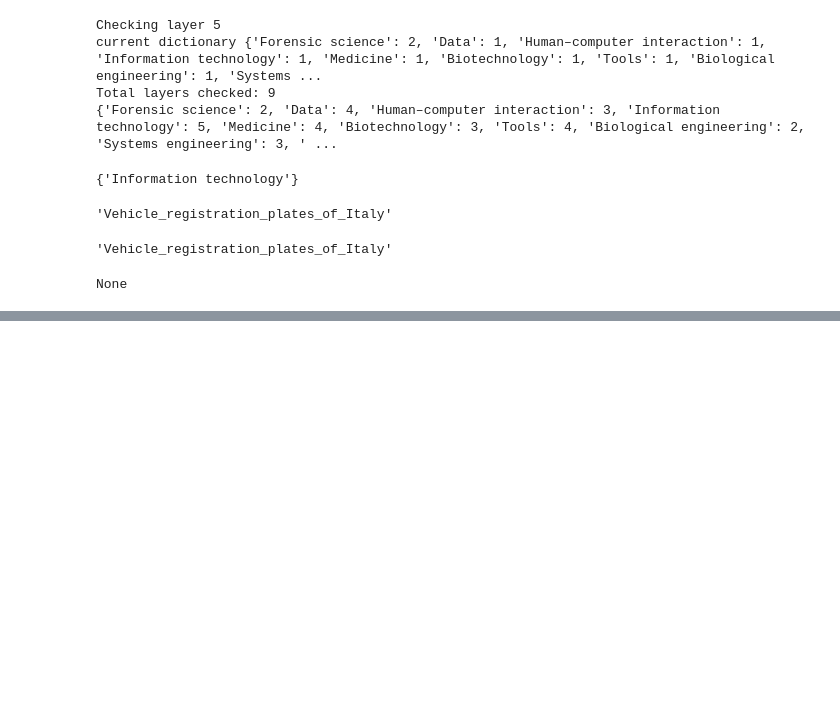
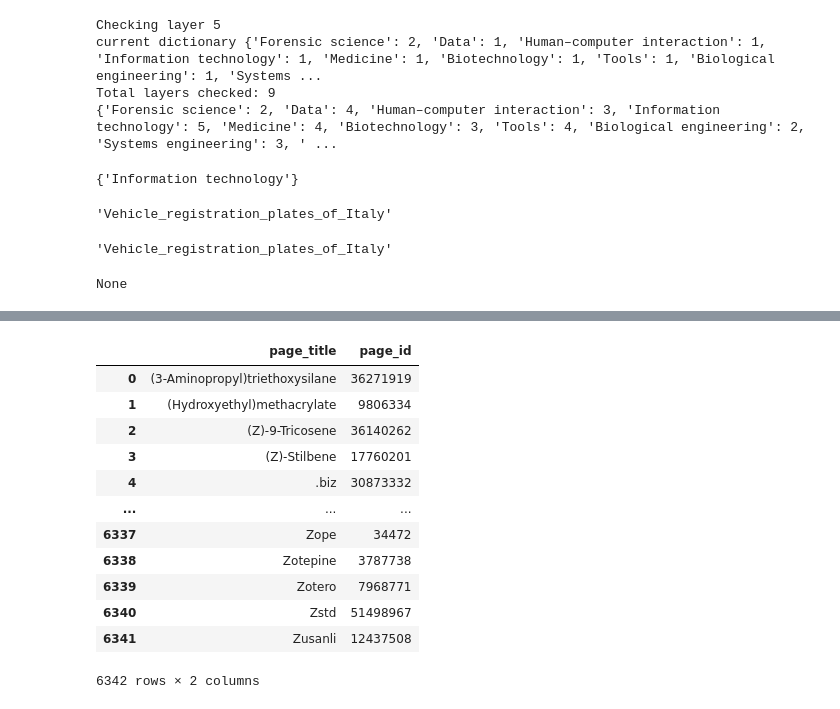
Before and after one commit to VeronicaCPerez/wikipedia_categorization, a Jupyter notebook: notebooks/sandbox.ipynb, the cells around one changed output, grey strips where cells are left out. Saved outputs shown, nothing was run; the diff lists cells and outputs as text; code cells hidden in the pictures; blank space fills up the shorter version.

```diff
--- a/notebooks/sandbox.ipynb
+++ b/notebooks/sandbox.ipynb
@@ -232,0 +266,10 @@ None
+# %%
+def get_list_page_titles(titles_csv_path: str, title_col = "title") -> list[str]:
+    """
+    take a csv and return the list of strings of the titles
+    """
+    df = pd.read_csv(titles_csv_path)
+    titles_list = df[f'{title_col}'].to_list()
+    return titles_list
+# %%
+titles_list = get_list_page_titles(excel_path)
@@ -232,0 +301,41 @@ None
+# %%
+def find_page_title_ids(page_titles: list[str]) -> dict[str, int]:
+    """
+    Take a list of page titles and return a dict mapping title -> page_id.
+    Titles not found are simply absent from the result.
+    """
+    if not page_titles:
+        return {}
+
+    placeholders = ", ".join(["%s"] * len(page_titles))
+
+    conn = _get_connection()
+    cursor = conn.cursor()
+    cursor.execute(
+    f"SELECT page_title, page_id FROM page WHERE page_title IN ({placeholders}) AND page_namespace = 0",
+    tuple(page_titles)
+    )
+    result = {
+    (title.decode("utf-8") if isinstance(title, bytes) else title): page_id
+    for title, page_id in cursor.fetchall()
+    }
+    cursor.close()
+    return result
+# %%
+result_dict = find_page_title_ids(titles_list)
+# %%
+df = pd.DataFrame(result_dict.items(), columns=['page_title', 'page_id'])
+# %% [output]
+|  | page_title | page_id |
+| 0 | (3-Aminopropyl)triethoxysilane | 36271919 |
+| 1 | (Hydroxyethyl)methacrylate | 9806334 |
+| 2 | (Z)-9-Tricosene | 36140262 |
+| 3 | (Z)-Stilbene | 17760201 |
+| 4 | .biz | 30873332 |
+| ... | ... | ... |
+| 6337 | Zope | 34472 |
+| 6338 | Zotepine | 3787738 |
+| 6339 | Zotero | 7968771 |
+| 6340 | Zstd | 51498967 |
+| 6341 | Zusanli | 12437508 |
+6342 rows × 2 columns
```
Also changed, not shown: parts of 7 cells of this notebook, 3 other files.
